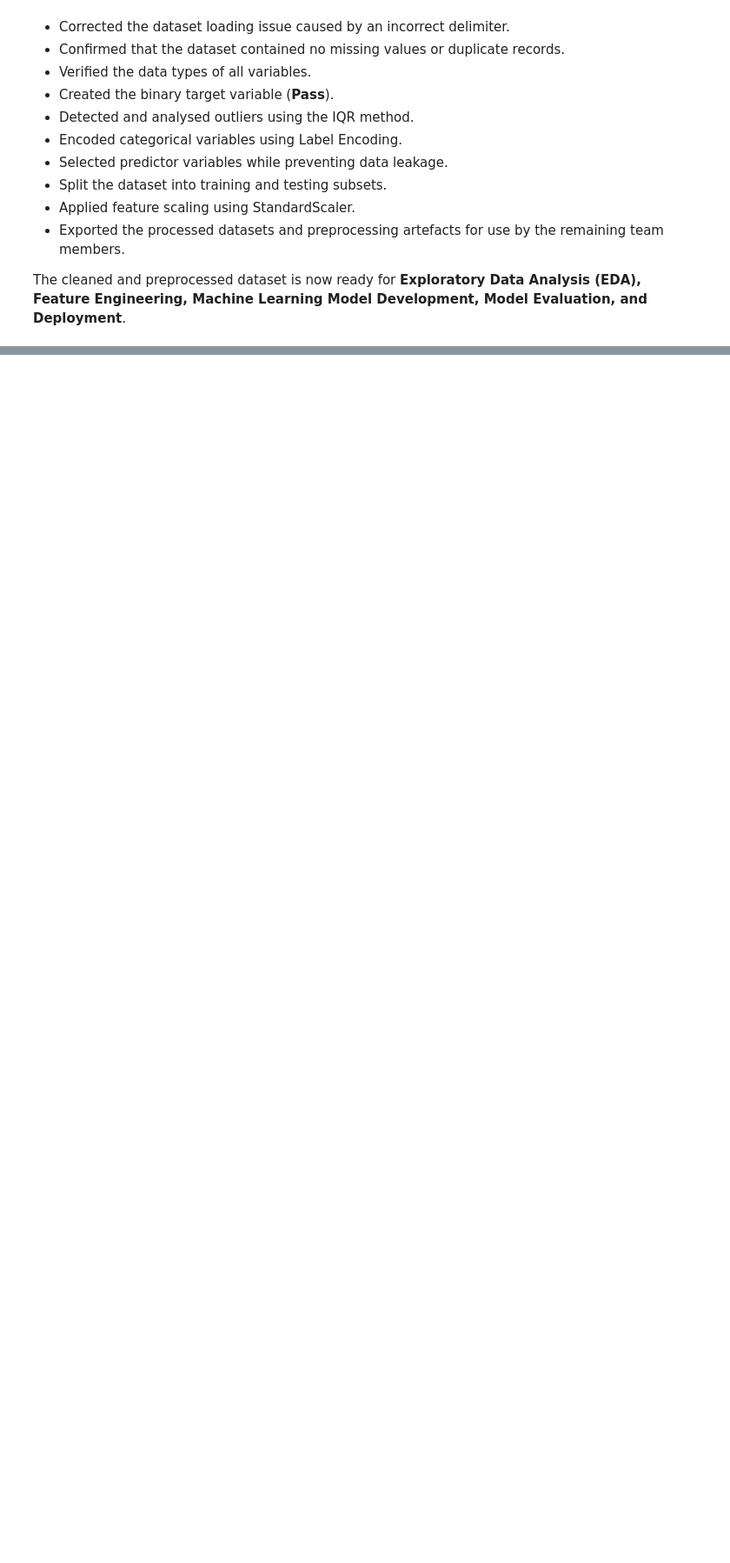
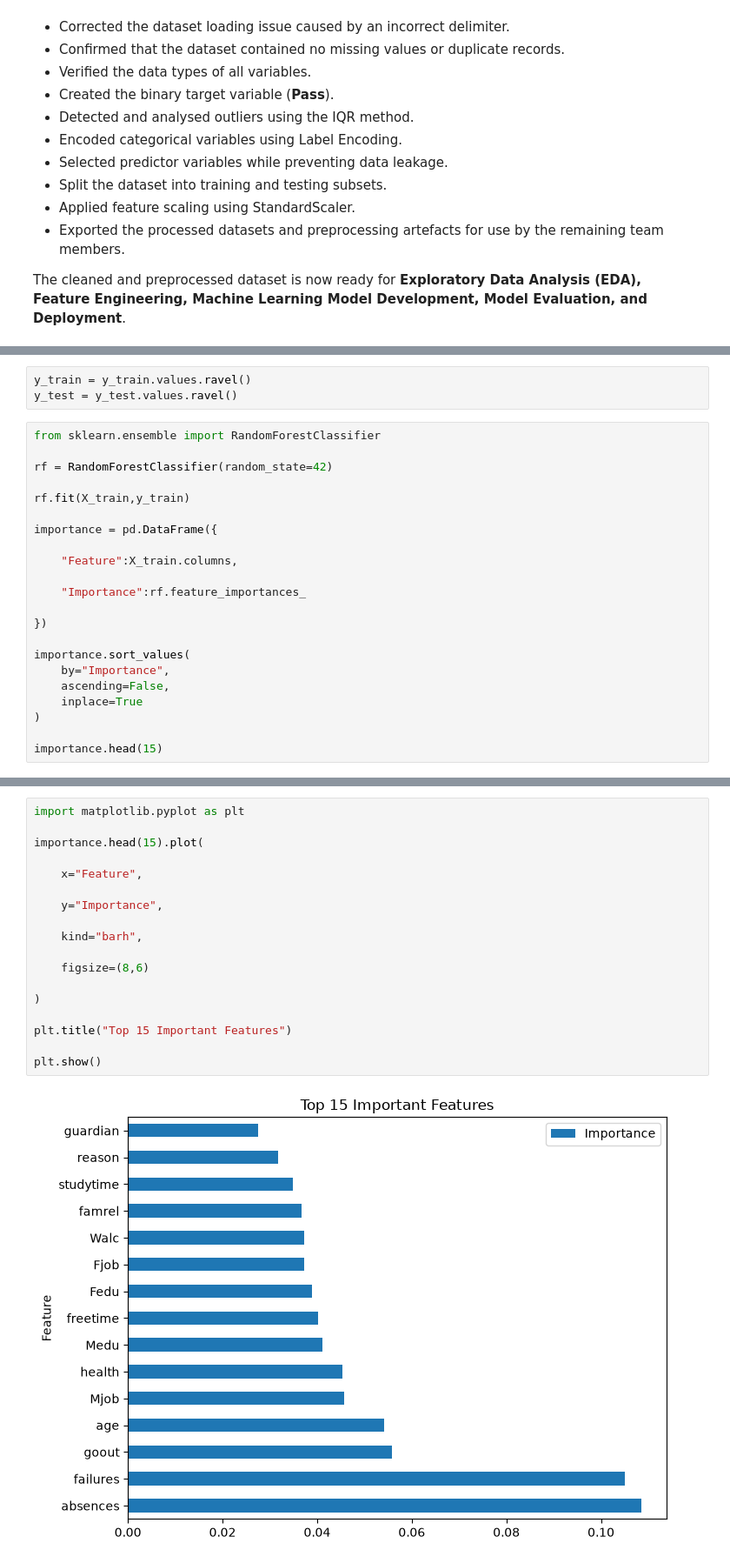
Before and after one commit to kukubutrous/Student-Performance-Prediction, a Jupyter notebook: notebooks/student_prediction.ipynb, the cells around one changed output, grey strips where cells are left out. Shown at 87% size. Drawn from its saved outputs; the diff is of its cells as text; blank space fills up the shorter version.

```diff
--- a/notebooks/student_prediction.ipynb
+++ b/notebooks/student_prediction.ipynb
@@ -1248,0 +1267,25 @@ The cleaned and preprocessed dataset is now ready for **Exploratory Data Analysi
+# %%
+y_train = y_train.values.ravel()
+y_test = y_test.values.ravel()
+# %%
+from sklearn.ensemble import RandomForestClassifier
+
+rf = RandomForestClassifier(random_state=42)
+
+rf.fit(X_train,y_train)
+
+importance = pd.DataFrame({
+
+    "Feature":X_train.columns,
+
+    "Importance":rf.feature_importances_
+
+})
+
+importance.sort_values(
+    by="Importance",
+    ascending=False,
+    inplace=True
+)
+
+importance.head(15)
@@ -1248,0 +1309,20 @@ The cleaned and preprocessed dataset is now ready for **Exploratory Data Analysi
+# %%
+import matplotlib.pyplot as plt
+
+importance.head(15).plot(
+
+    x="Feature",
+
+    y="Importance",
+
+    kind="barh",
+
+    figsize=(8,6)
+
+)
+
+plt.title("Top 15 Important Features")
+
+plt.show()
+# %% [output]
+[figure, added]
```
Also changed, not shown: parts of 33 cells of this notebook, 9 other files.
